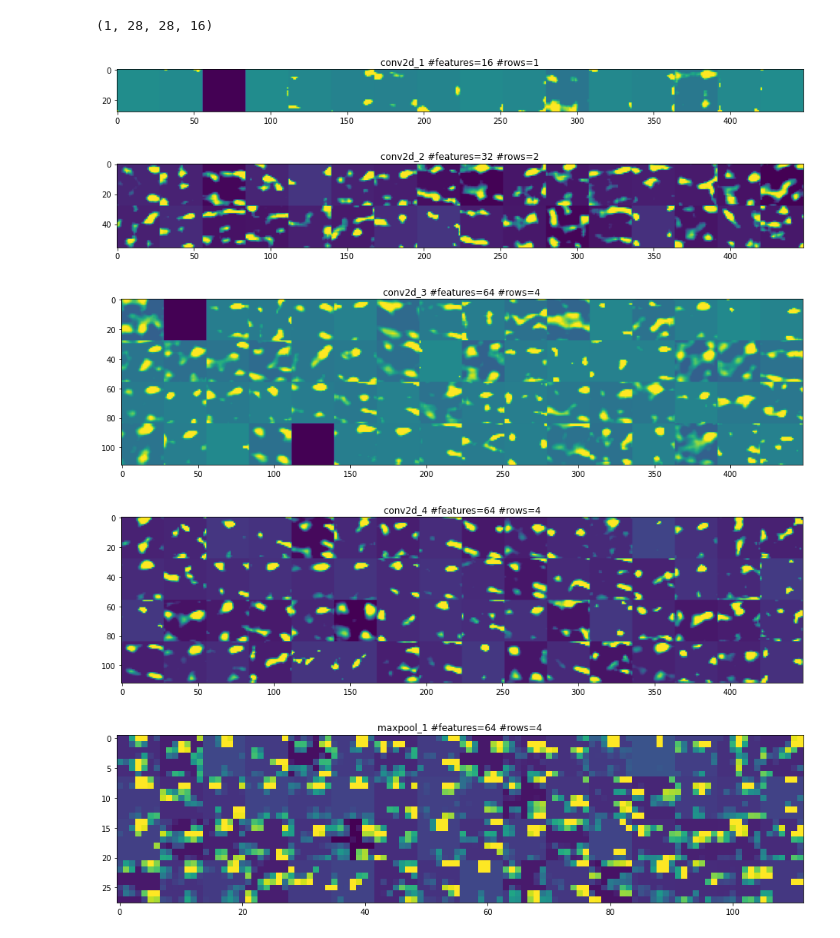
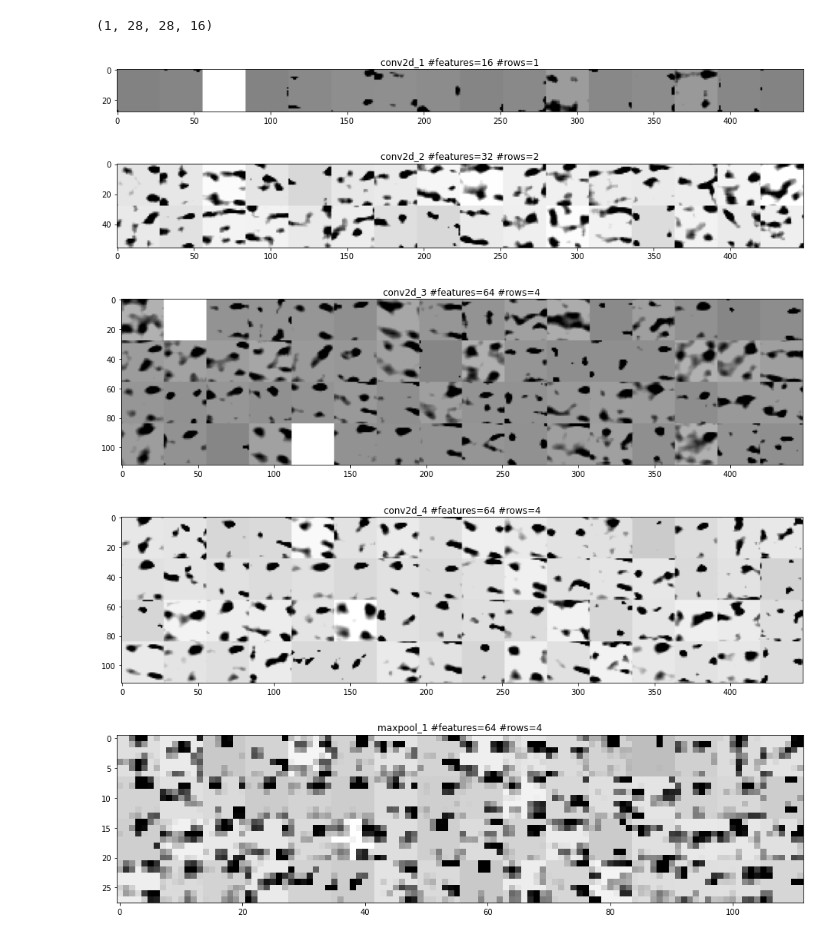
Before and after one commit to ujin2021/CNN_Visualization, a Jupyter notebook: cnn_visualization.ipynb, the cells around one changed output. Saved outputs shown, nothing was run; the diff lists cells and outputs as text; code cells hidden in the pictures.

```diff
--- a/cnn_visualization.ipynb
+++ b/cnn_visualization.ipynb
@@ -314,35 +314,35 @@ activations[0].shape
 # %%
 images_per_row = 16
 for layer_name, layer_activation in zip(layer_names, activations):
   # This is the number of features in the feature map
   n_features = layer_activation.shape[-1]
   # The feature map has shape (1, size, size, n_features)
   size = layer_activation.shape[1]
   # We will tile the activation channels in this matrix
   n_cols = n_features // images_per_row
   # ksaehwa 실제 의미로 n_cols와 n_rows가 반대임 (변수명을 잘 못 지은 듯..)
   display_grid = np.zeros((size * n_cols, images_per_row * size))
   # We'll tile each filter into this big horizontal grid
   for col in range(n_cols): # ksaehwa col은 사실 row임
     for row in range(images_per_row): # ksaehwa row는 사실 col임
       channel_image = layer_activation[0, :, :, col * images_per_row + row]
       # Post-process the feature to make it visually palatable
       channel_image -= channel_image.mean()
       channel_image /= channel_image.std()
       channel_image *= 64
       channel_image += 128
       channel_image = np.clip(channel_image, 0, 255).astype('uint8')
       display_grid[col * size : (col + 1) * size,row * size : (row + 1) * size] = channel_image
   # Display the grid
   scale = 1. / size
   plt.figure(figsize=(scale * display_grid.shape[1], scale * display_grid.shape[0]))
   plt.title(layer_name + " #features=" + str(n_features) + " #rows=" +str(n_cols))
   plt.grid(False)
-  plt.imshow(display_grid, aspect='auto')
+  plt.imshow(display_grid, aspect='auto', cmap='binary')
   plt.show()
 # %% [output]
-[figure, old version]
+[figure, new version]
-[figure, old version]
+[figure, new version]
-[figure, old version]
+[figure, new version]
-[figure, old version]
+[figure, new version]
-[figure, old version]
+[figure, new version]
```
